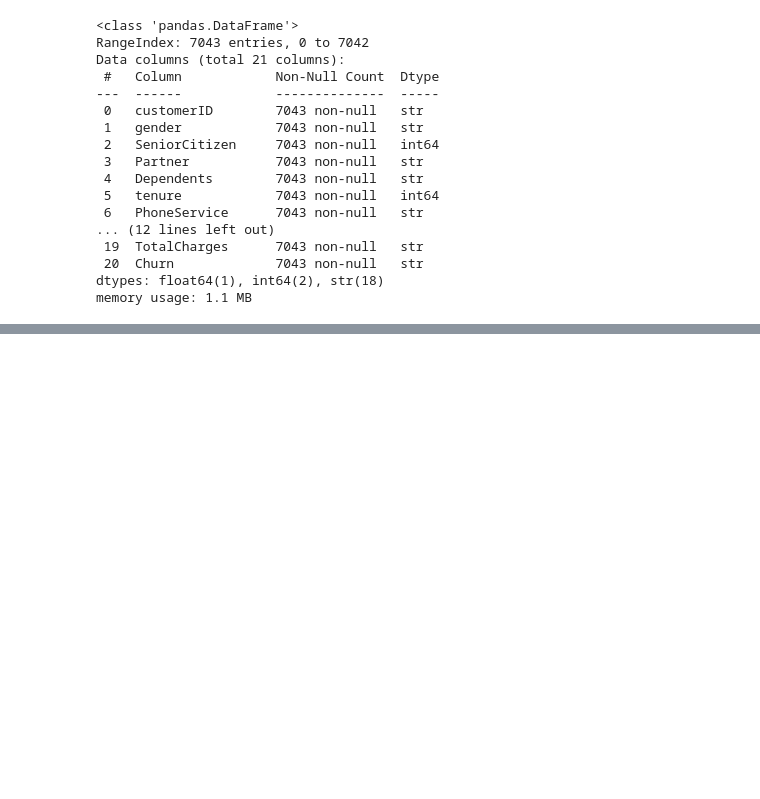
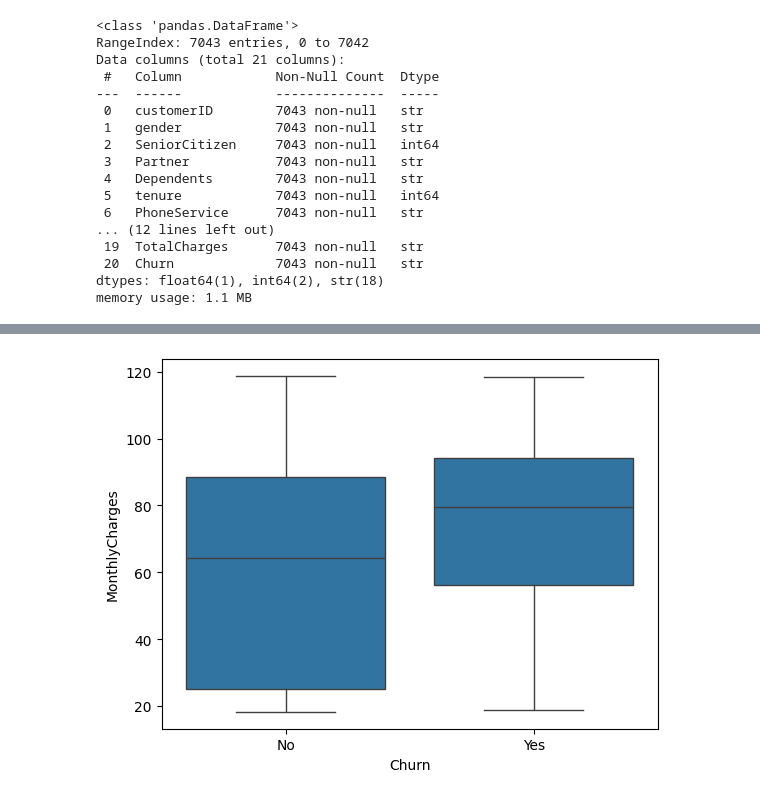
Before and after one commit to BejenaruIoanMatei/Churn-Analysis-Prediction, a Jupyter notebook: scripts/EDA.ipynb, the cells around one changed output, grey strips where cells are left out. Saved outputs shown, nothing was run; the diff lists cells and outputs as text; code cells hidden in the pictures; blank space fills up the shorter version.

```diff
--- a/scripts/EDA.ipynb
+++ b/scripts/EDA.ipynb
@@ -55,0 +227,5 @@ df.head(n=3)
+# %%
+sns.boxplot(x="Churn", y="MonthlyCharges", data=df)
+plt.show()
+# %% [output]
+[figure, added]
```
Also changed, not shown: parts of 69 cells of this notebook, 2 other files.
